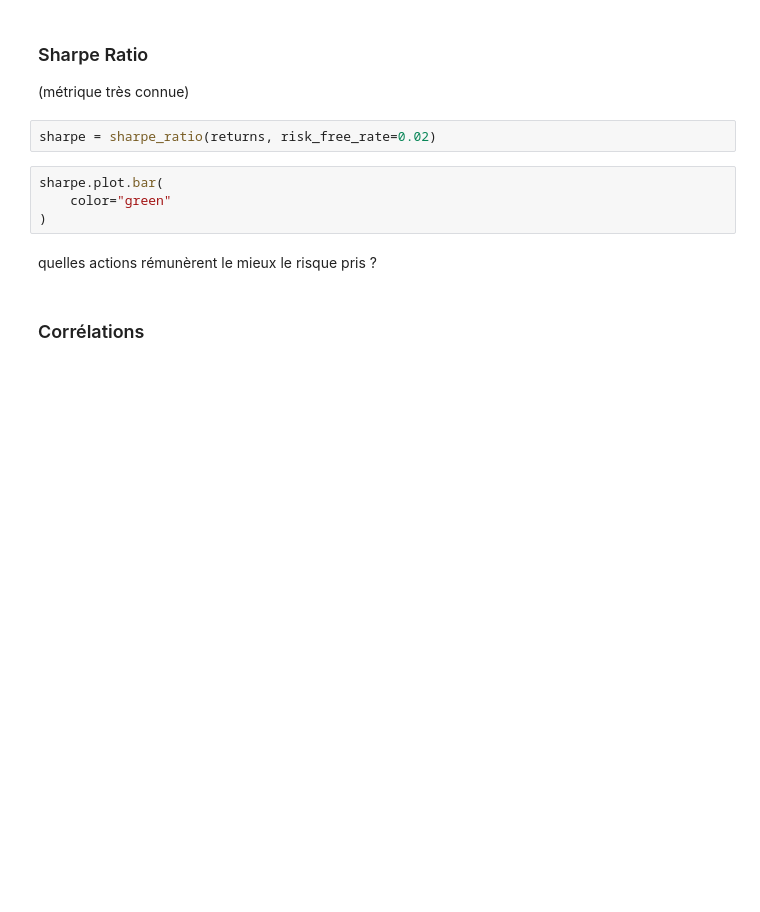
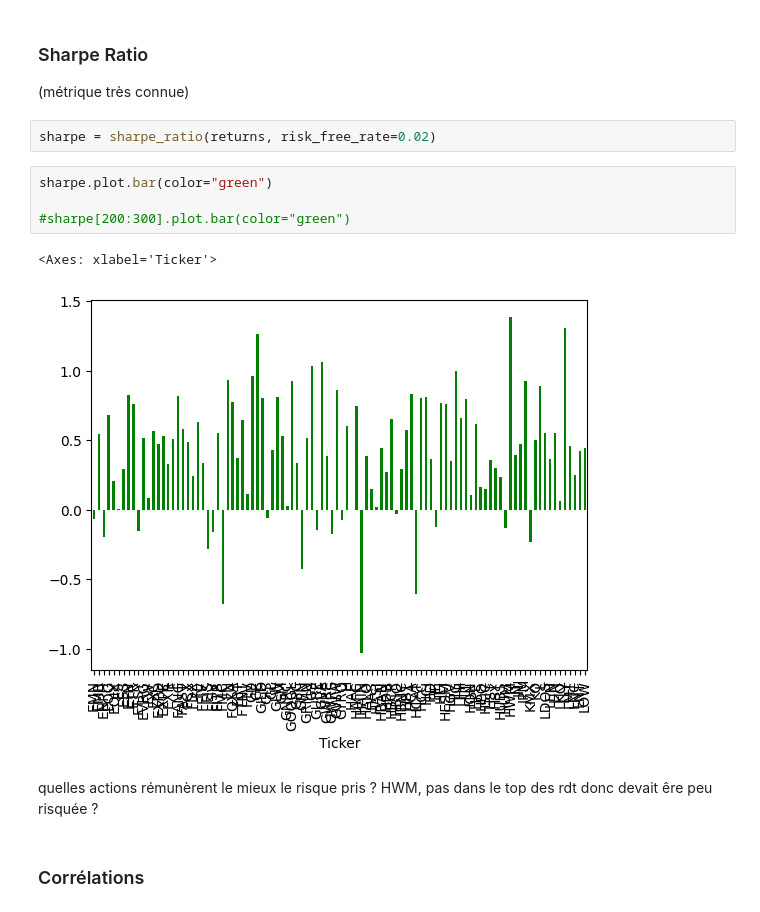
Before and after one commit to ambre-bissi/ESG-Portfolio-Optimizer, a Jupyter notebook: Notebooks/02_risk_analysis.ipynb, the cells around one changed output. Cells and saved outputs as stored; diff of their text form; blank space fills up the shorter version.

```diff
--- a/Notebooks/02_risk_analysis.ipynb
+++ b/Notebooks/02_risk_analysis.ipynb
@@ -137,11 +164,14 @@ quelles actions sont les plus risquées ?
 # %%
 sharpe = sharpe_ratio(returns, risk_free_rate=0.02)
 # %%
-sharpe.plot.bar(
-    color="green"
-)
+sharpe.plot.bar(color="green")
+
+#sharpe[200:300].plot.bar(color="green")
+# %% [output]
+<Axes: xlabel='Ticker'>
+[figure, added]
 # %% [markdown]
-quelles actions rémunèrent le mieux le risque pris ?
+quelles actions rémunèrent le mieux le risque pris ? HWM, pas dans le top des rdt donc devait êre peu risquée ?
 # %% [markdown]
 ### Corrélations
 # %%
```
Also changed, not shown: parts of 32 cells of this notebook.
